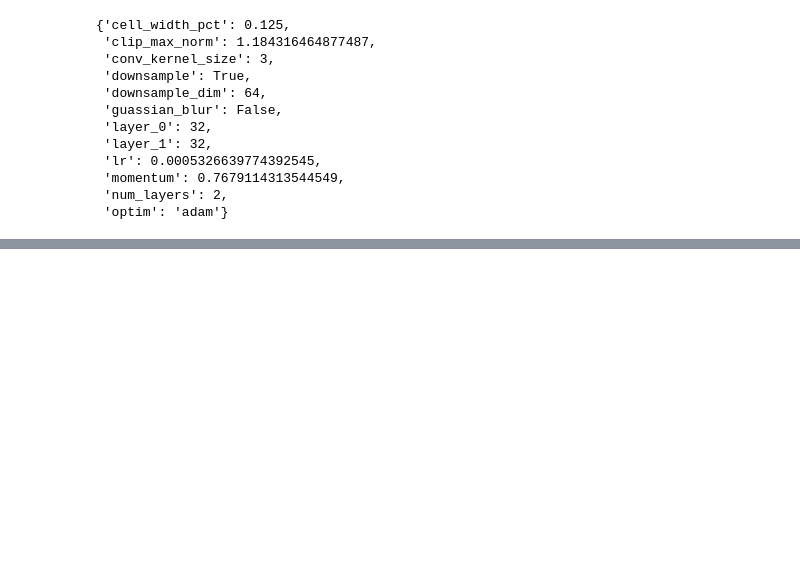
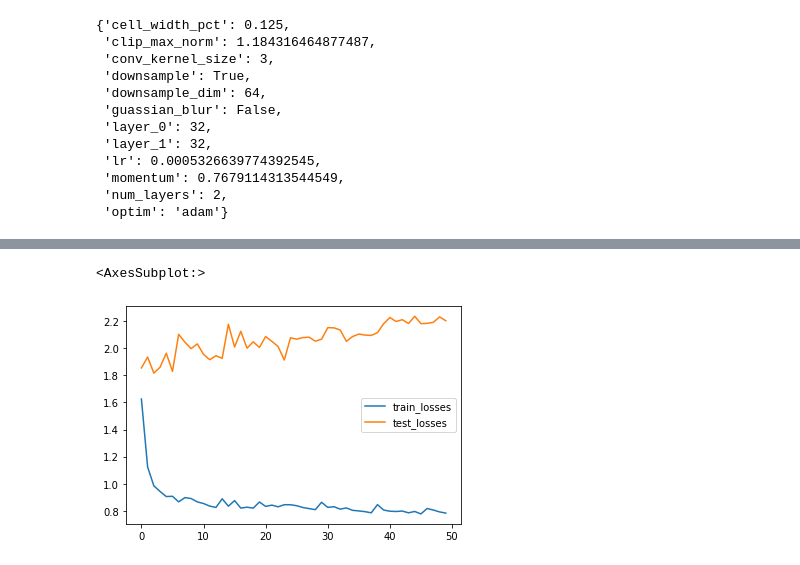
Before and after one commit to jblehr/land-cover-prediction, a Jupyter notebook: scripts/optuna_results.ipynb, the cells around one changed output, grey strips where cells are left out. Cells and saved outputs as stored; diff of their text form; code cells hidden in the pictures; blank space fills up the shorter version.

```diff
--- a/scripts/optuna_results.ipynb
+++ b/scripts/optuna_results.ipynb
@@ -41,0 +79,5 @@ fig.show()
+# %%
+train_report.loc[:,['train_losses','test_losses']].plot()
+# %% [output]
+<AxesSubplot:>
+[figure, added]
```
Also changed, not shown: parts of 5 cells of this notebook.
